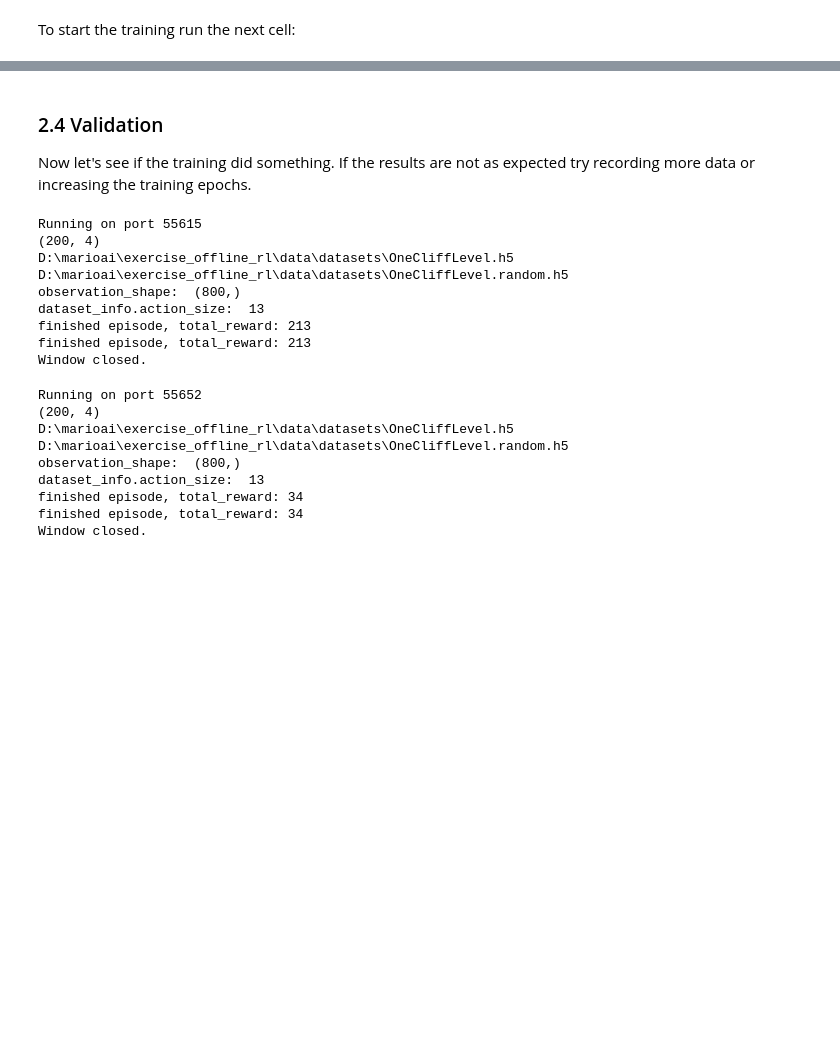
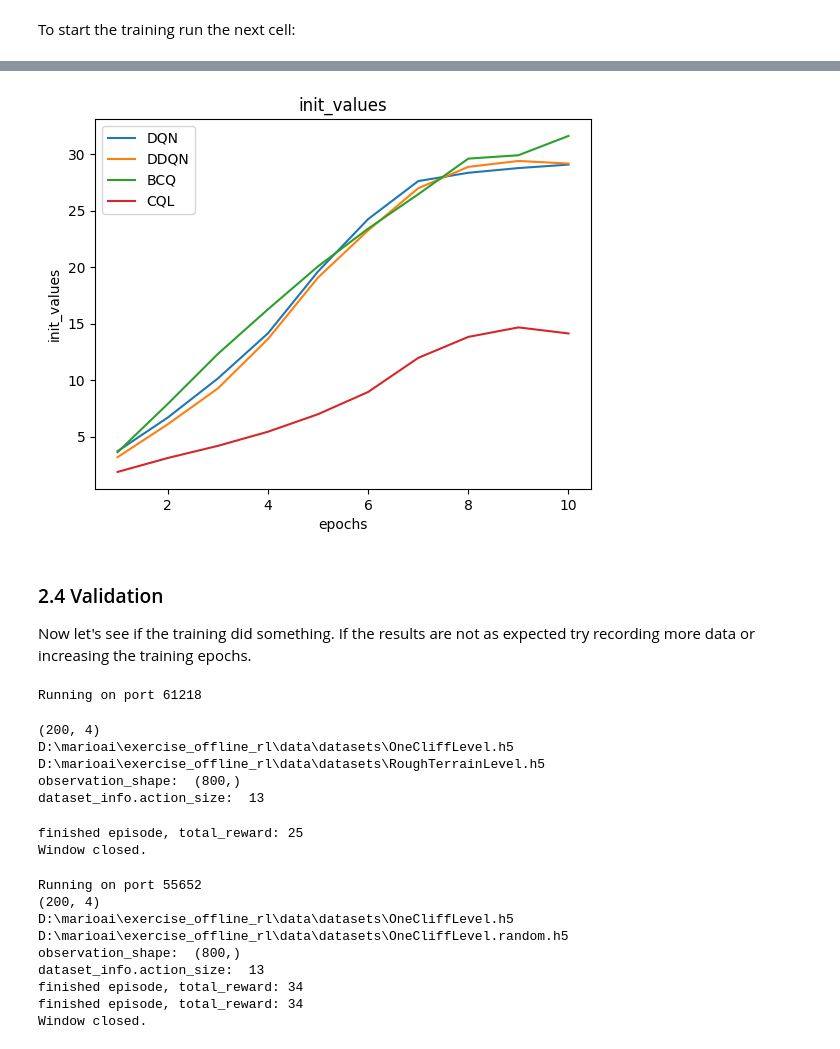
Before and after one commit to micheltokic/marioai, a Jupyter notebook: exercise_offline_rl/marioai_offline_rl.ipynb, the cells around one changed output, grey strips where cells are left out. Drawn from its saved outputs; the diff is of its cells as text; code cells hidden in the pictures; blank space fills up the shorter version.

```diff
--- a/exercise_offline_rl/marioai_offline_rl.ipynb
+++ b/exercise_offline_rl/marioai_offline_rl.ipynb
@@ -366,0 +669,13 @@ dataset_info.action_size:  13
+# %%
+x = list(range(1, n_epochs+1))
+for policy_info in evaluation_policies:
+    policy = policy_info["name"]  # 获取策略名称
+    plt.plot(x, average_value_dict[policy], label=policy)
+
+plt.xlabel('epochs')
+plt.ylabel('init_values')
+plt.title('init_values')
+plt.legend()
+plt.show()
+# %% [output]
+[figure, added]
@@ -376,7 +702,7 @@ dqn = d3rlpy.algos.DQNConfig(learning_rate=learning_rate, gamma=gamma,
 dqn.build_with_dataset(getDataset())
 
 # dqn.load_model(model_file)
-dqn.load_model("data\models\marioai_OneCliffLevel_0.99_0.0003_3000_10.pt")
+dqn.load_model("data\models\CQL_marioai_OneCliffLevel_0.99_0.0003_3000_10.pt")
 
 try:
     while True:
@@ -392,15 +718,14 @@ try:
 except ConnectionResetError:
     print("Window closed.")
 # %% [output]
-Running on port 55615
-(200, 4)
-D:\marioai\exercise_offline_rl\data\datasets\OneCliffLevel.h5
-D:\marioai\exercise_offline_rl\data\datasets\OneCliffLevel.random.h5
-observation_shape:  (800,)
-dataset_info.action_size:  13
-finished episode, total_reward: 213
-finished episode, total_reward: 213
-Window closed.
+Running on port 61218
+(200, 4)
+D:\marioai\exercise_offline_rl\data\datasets\OneCliffLevel.h5
+D:\marioai\exercise_offline_rl\data\datasets\RoughTerrainLevel.h5
+observation_shape:  (800,)
+dataset_info.action_size:  13
+finished episode, total_reward: 25
+Window closed.
 # %%
 env_show = Env(visible=True, level=str(level)).env
 
```
Also changed, not shown: parts of 12 cells of this notebook.
